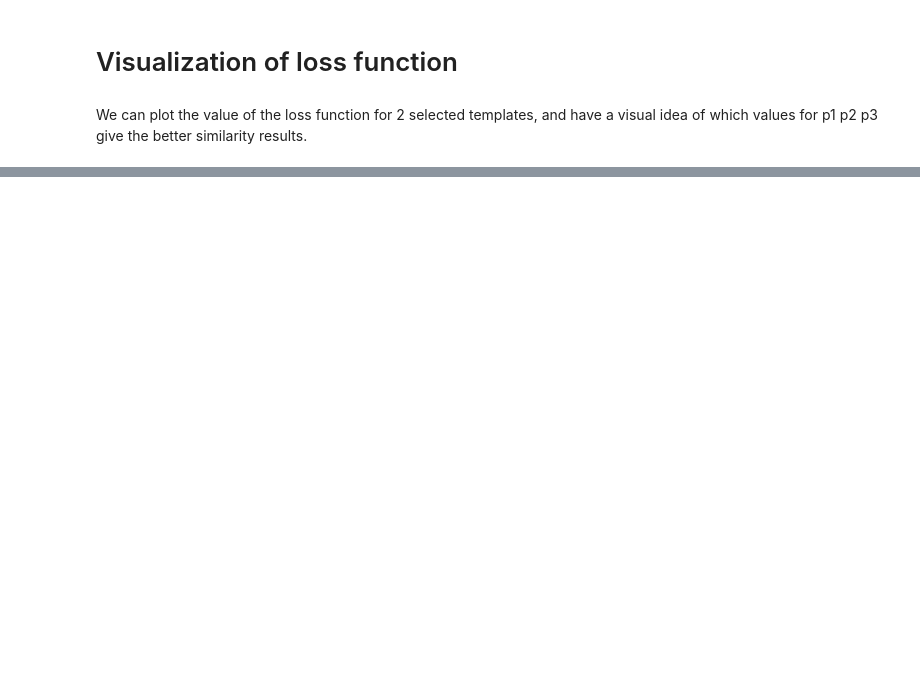
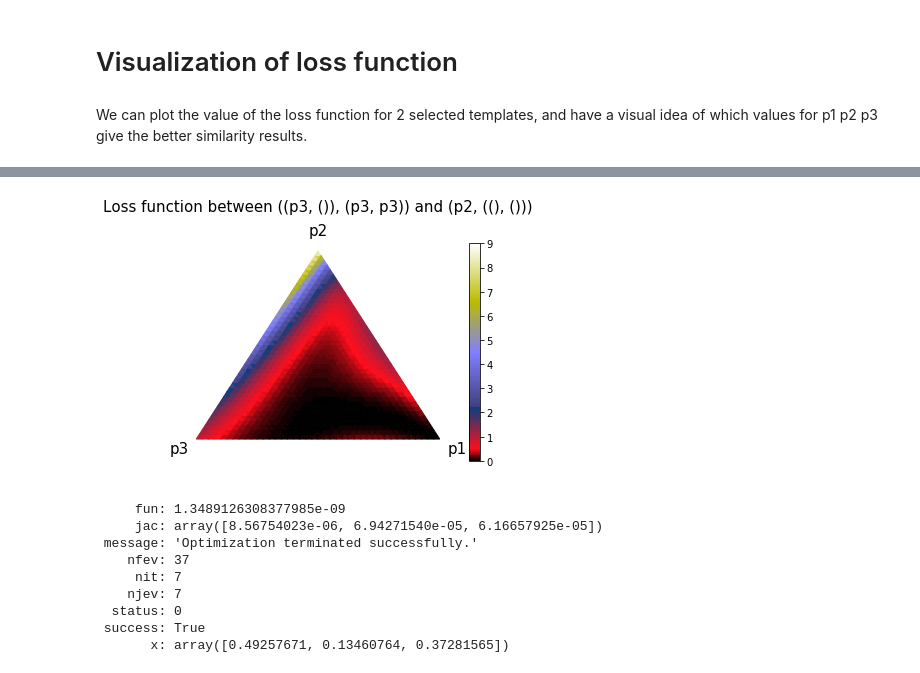
Before and after one commit to lucieperrotta/DCML, a Jupyter notebook: Pipeline.ipynb, the cells around one changed output, grey strips where cells are left out. Saved outputs shown, nothing was run; the diff lists cells and outputs as text; code cells hidden in the pictures; blank space fills up the shorter version.

```diff
--- a/Pipeline.ipynb
+++ b/Pipeline.ipynb
@@ -526,0 +574,17 @@ plot_templates_similarity(template1, template2)
+# %%
+template1=((p3, ()), (p3, p3))
+template2=(p2, ((),()))
+
+plot_templates_similarity(template1, template2, scale=40)
+template_pairs[(template1, template2)]
+# %% [output]
+[figure, added]
+     fun: 1.3489126308377985e-09
+     jac: array([8.56754023e-06, 6.94271540e-05, 6.16657925e-05])
+ message: 'Optimization terminated successfully.'
+    nfev: 37
+     nit: 7
+    njev: 7
+  status: 0
+ success: True
+       x: array([0.49257671, 0.13460764, 0.37281565])
```
Also changed, not shown: parts of 17 cells of this notebook, 6 other files.
